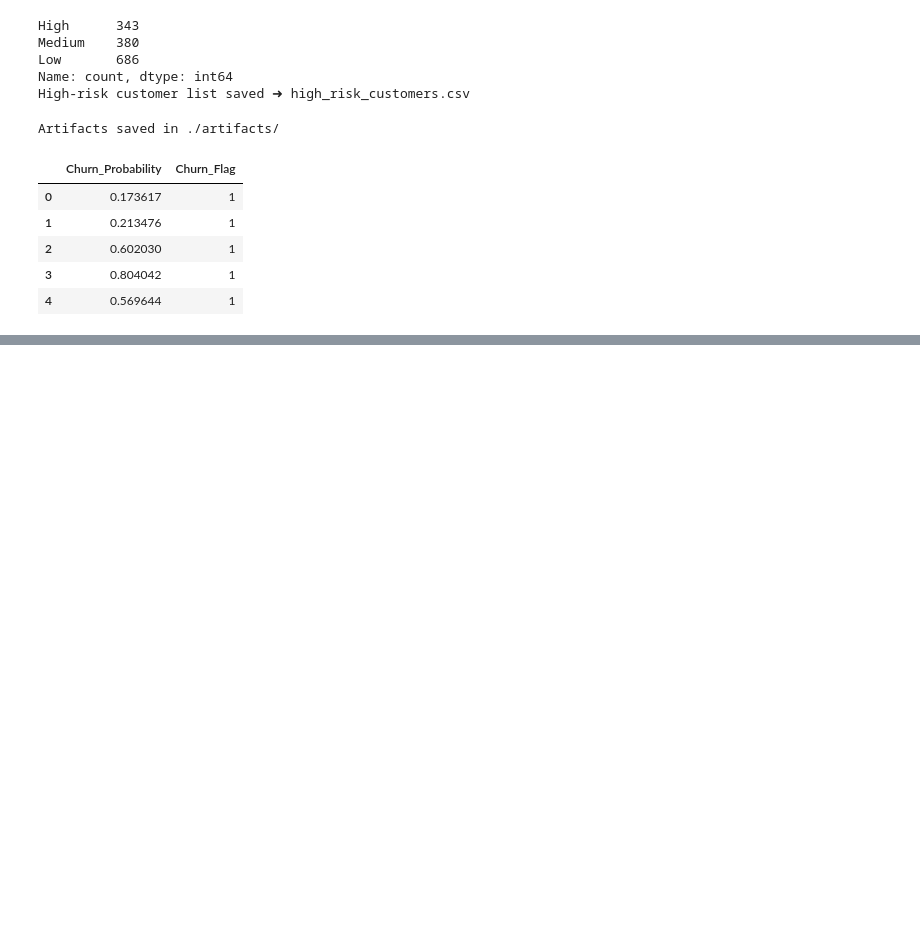
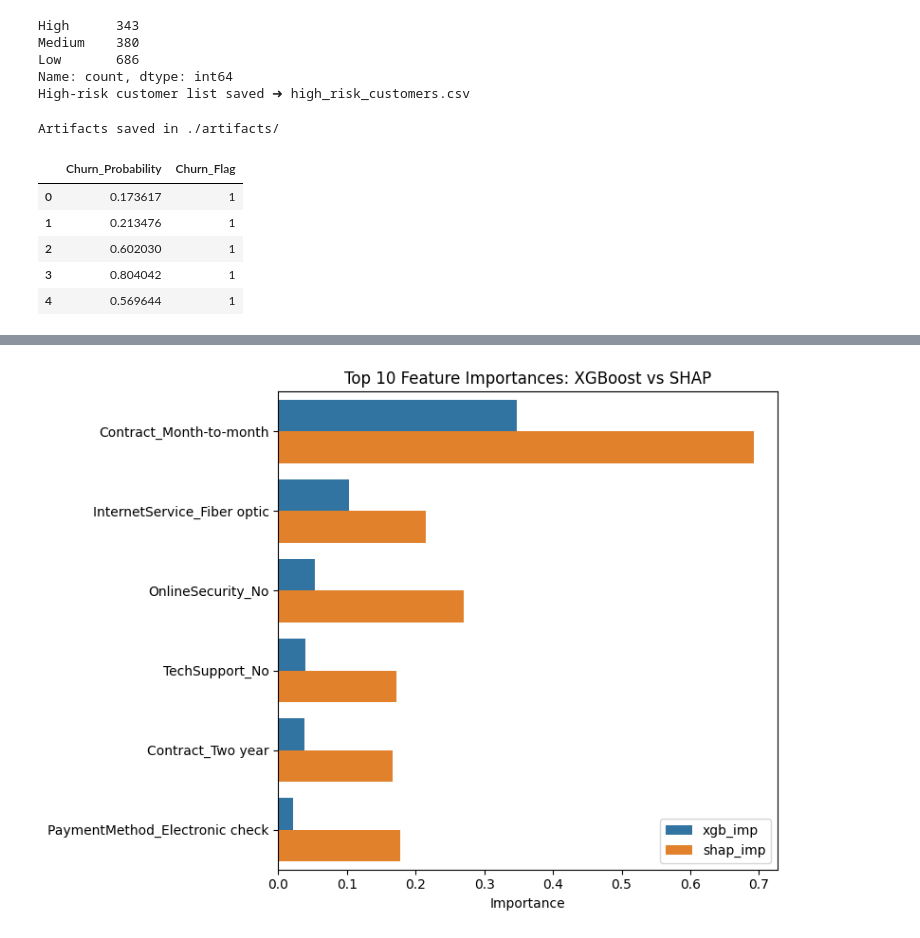
Before and after one commit to SuryaB98/ML_Model_POC, a Jupyter notebook: XGBoost_Churn_Rate_Prediction.ipynb, the cells around one changed output, grey strips where cells are left out. Saved outputs shown, nothing was run; the diff lists cells and outputs as text; code cells hidden in the pictures; blank space fills up the shorter version.

```diff
--- a/XGBoost_Churn_Rate_Prediction.ipynb
+++ b/XGBoost_Churn_Rate_Prediction.ipynb
@@ -267,0 +357,49 @@ score_customers(demo)
+# %%
+# 🔍  Feature Importance Comparison (XGBoost vs SHAP)
+# -----------------------------------------------------------------------
+import pandas as pd
+import matplotlib.pyplot as plt
+import seaborn as sns
+import shap
+
+# Assume model=xgb_clf, X_train, X_test already defined
+
+# 1) XGBoost native importance
+xgb_imp = pd.DataFrame({
+    'feature': X_train.columns,
+    'importance': xgb_clf.feature_importances_
+}).sort_values('importance', ascending=False).head(10)
+
+# 2) SHAP importance
+explainer = shap.TreeExplainer(xgb_clf)
+shap_vals = explainer.shap_values(X_test, check_additivity=False)
+shap_imp = pd.DataFrame({
+    'feature': X_train.columns,
+    'importance': np.abs(shap_vals).mean(axis=0)
+}).sort_values('importance', ascending=False).head(10)
+
+# 3) Merge for side-by-side plot
+cmp = pd.merge(
+    xgb_imp.rename(columns={'importance':'xgb_imp'}),
+    shap_imp.rename(columns={'importance':'shap_imp'}),
+    on='feature'
+)
+
+cmp_melt = cmp.melt(id_vars='feature',
+                    value_vars=['xgb_imp','shap_imp'],
+                    var_name='method',
+                    value_name='importance')
+
+# 4) Plot comparison
+plt.figure(figsize=(8,6))
+sns.barplot(data=cmp_melt,
+            y='feature', x='importance',
+            hue='method', palette=['#1f77b4','#ff7f0e'])
+plt.title('Top 10 Feature Importances: XGBoost vs SHAP')
+plt.xlabel('Importance')
+plt.ylabel('')
+plt.legend(title='')
+plt.tight_layout()
+plt.show()
+# %% [output]
+[figure, added]
```
Also changed, not shown: parts of 1 cell of this notebook.
